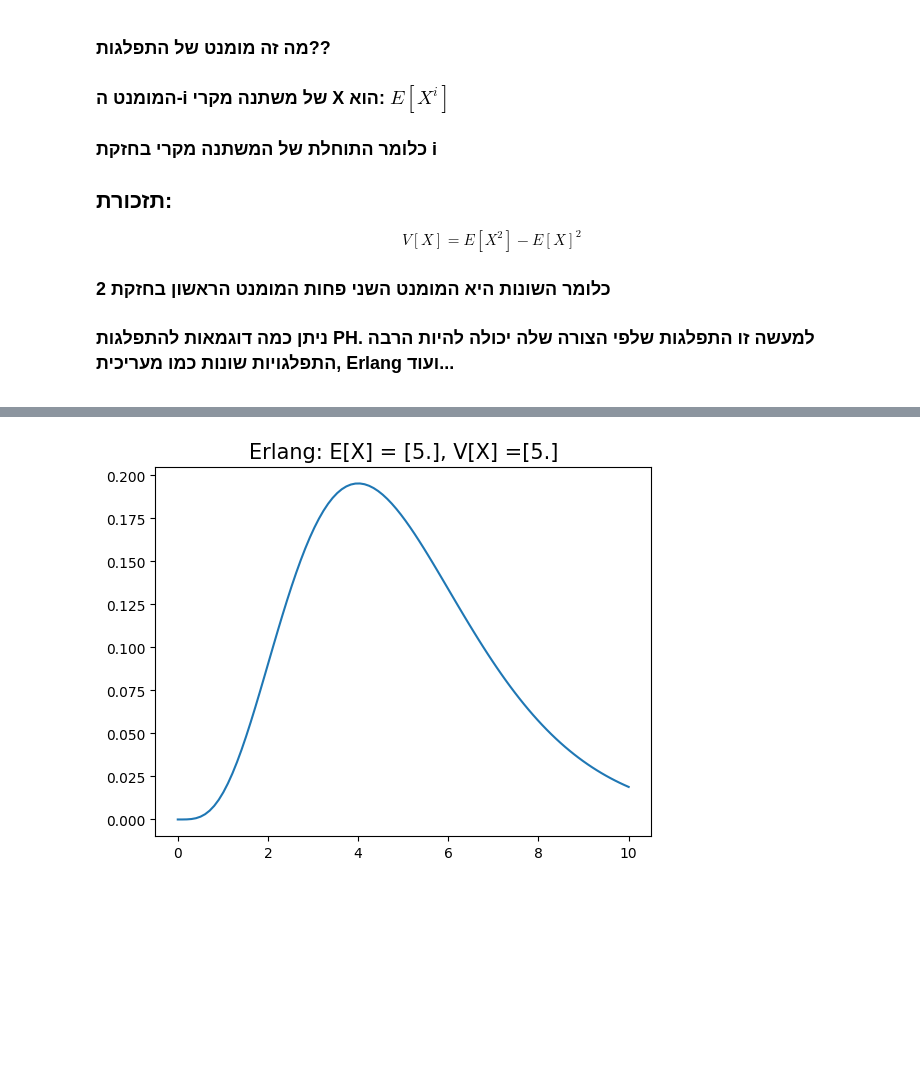
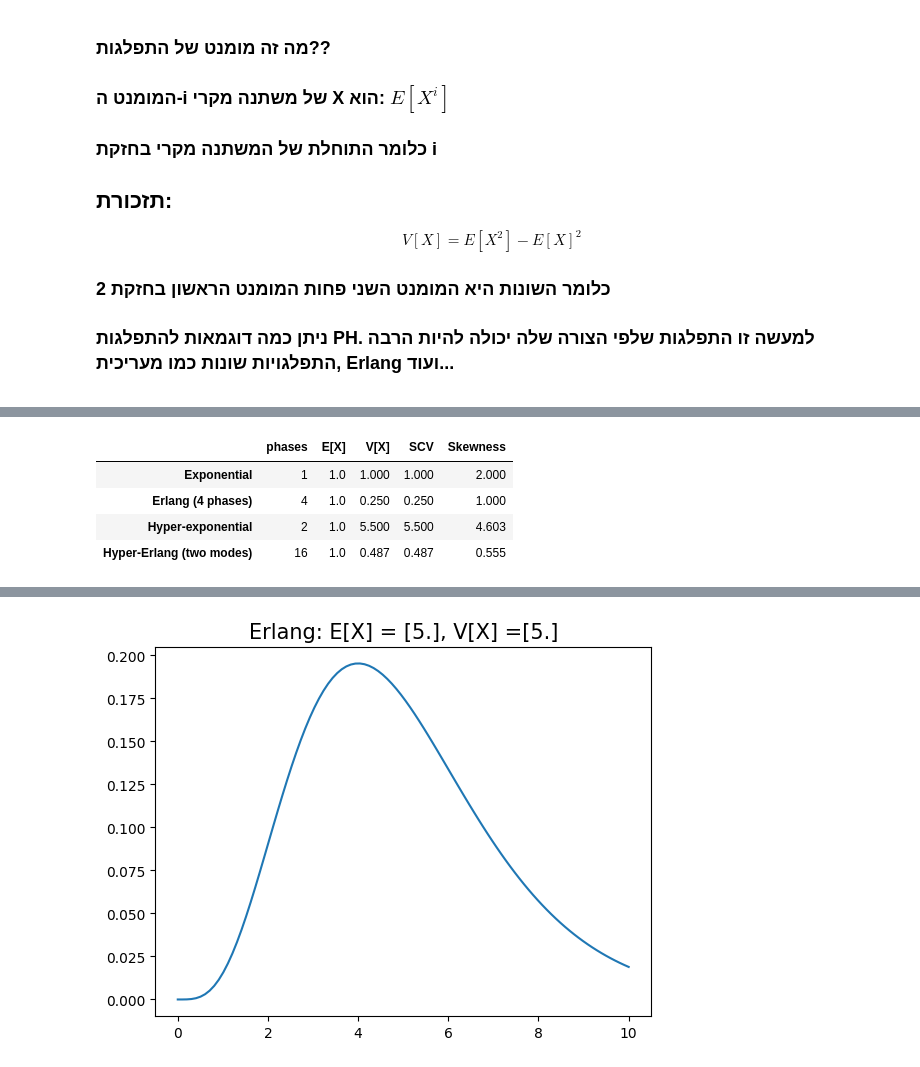
Before and after one commit to eliransher/sim_course, a Jupyter notebook: lectures/notebooks/notebook_10_PH_SCV.ipynb, the cells around one changed output, grey strips where cells are left out. Saved outputs shown, nothing was run; the diff lists cells and outputs as text; code cells hidden in the pictures; blank space fills up the shorter version.

```diff
--- a/lectures/notebooks/notebook_10_PH_SCV.ipynb
+++ b/lectures/notebooks/notebook_10_PH_SCV.ipynb
@@ -167,0 +407,13 @@ $$ V[X] = E[X^2]-E[X]^2 $$
+# %%
+alpha_exp, T_exp = np.array([1.0]), np.array([[-1.0]])
+rows = {"Exponential": (alpha_exp, T_exp), "Erlang (4 phases)": (alpha_erl, T_erl),
+        "Hyper-exponential": (alpha_hyp, T_hyp), "Hyper-Erlang (two modes)": (alpha_herl, T_herl)}
+summary = pd.DataFrame({name: {"phases": len(a), **ph_stats(a, T)} for name, (a, T) in rows.items()}).T
+summary["phases"] = summary["phases"].astype(int)
+summary.round(3)
+# %% [output]
+|  | phases | E[X] | V[X] | SCV | Skewness |
+| Exponential | 1 | 1.0 | 1.000 | 1.000 | 2.000 |
+| Erlang (4 phases) | 4 | 1.0 | 0.250 | 0.250 | 1.000 |
+| Hyper-exponential | 2 | 1.0 | 5.500 | 5.500 | 4.603 |
+| Hyper-Erlang (two modes) | 16 | 1.0 | 0.487 | 0.487 | 0.555 |
```
Also changed, not shown: parts of 12 cells of this notebook, 8 other files.
